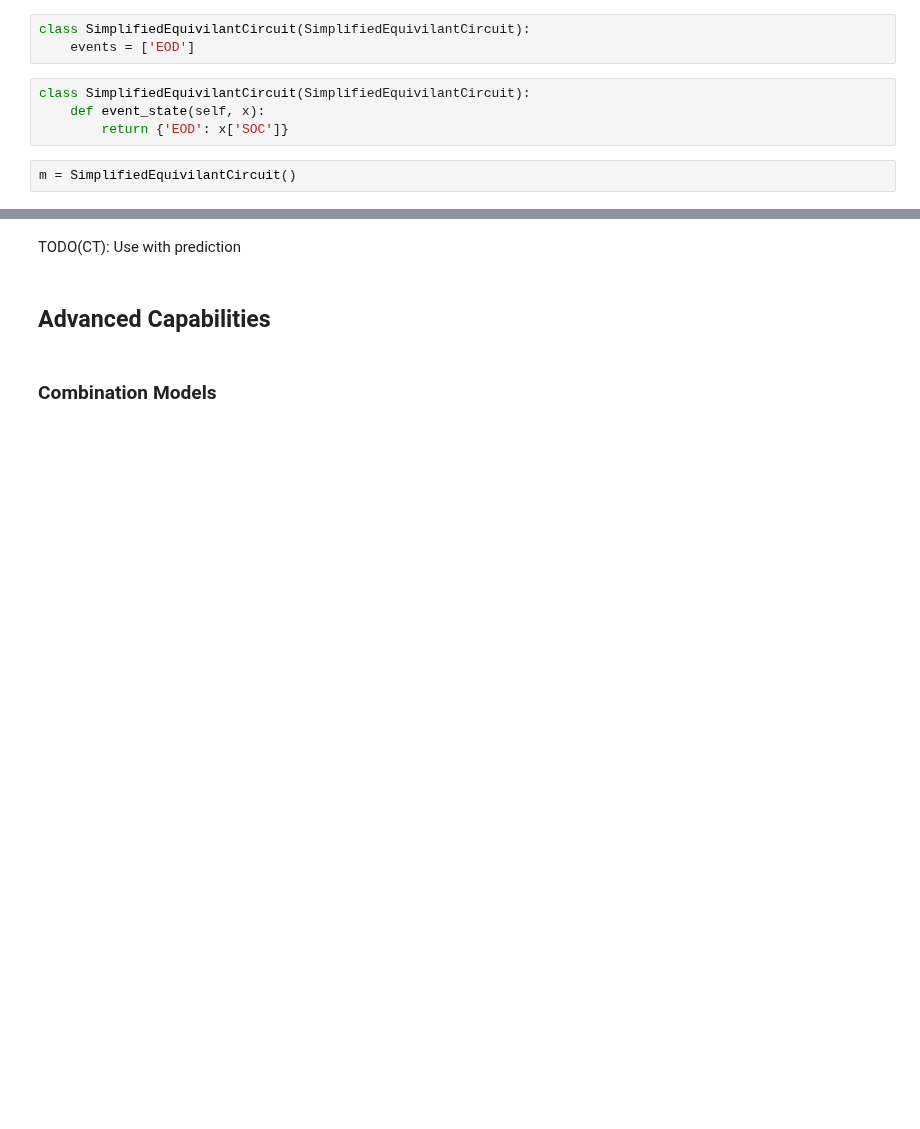
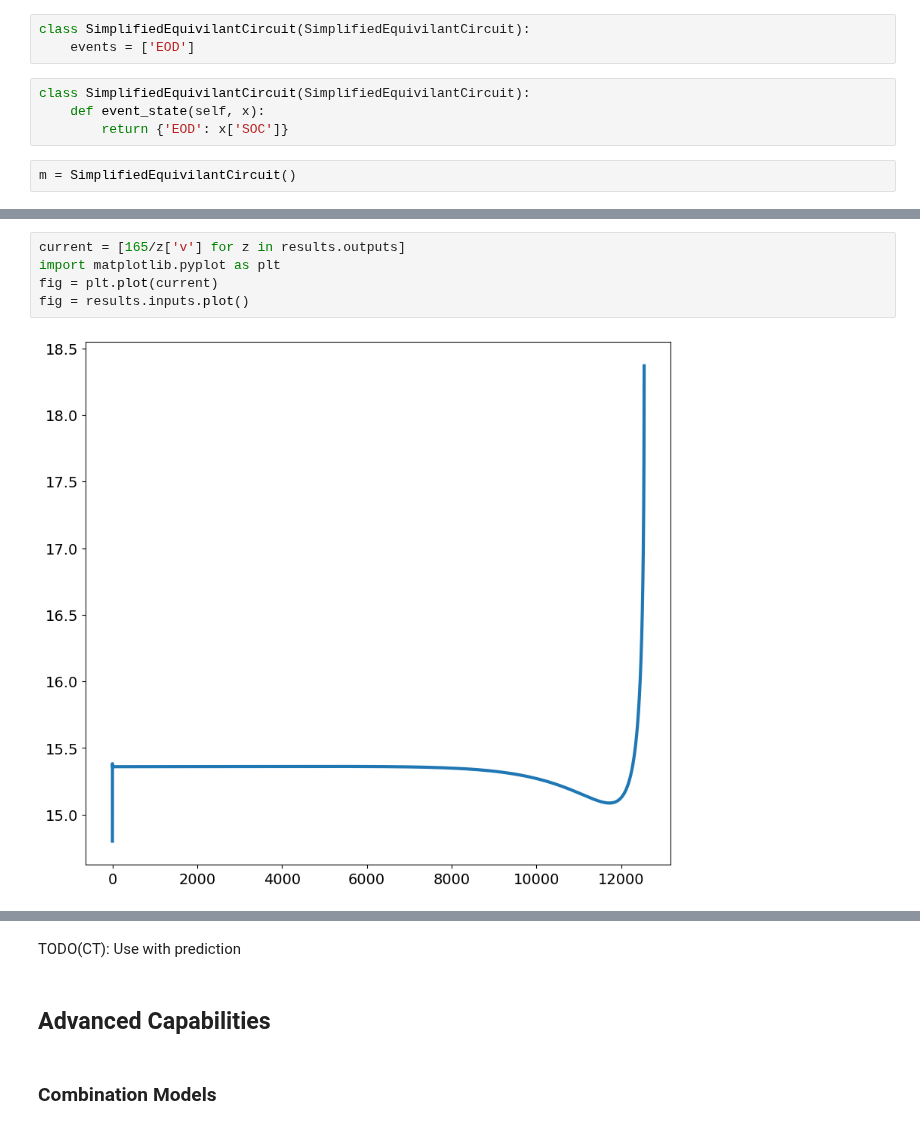
Before and after one commit to nasa/progpy, a Jupyter notebook: examples/2024PHMTutorial.ipynb, the cells around one changed output, grey strips where cells are left out. Drawn from its saved outputs; the diff is of its cells as text; blank space fills up the shorter version.

```diff
--- a/examples/2024PHMTutorial.ipynb
+++ b/examples/2024PHMTutorial.ipynb
@@ -321,0 +370,7 @@ fig = results.outputs.plot()
+# %%
+current = [165/z['v'] for z in results.outputs]
+import matplotlib.pyplot as plt
+fig = plt.plot(current)
+fig = results.inputs.plot()
+# %% [output]
+[figure, added]
```
Also changed, not shown: parts of 17 cells of this notebook.
